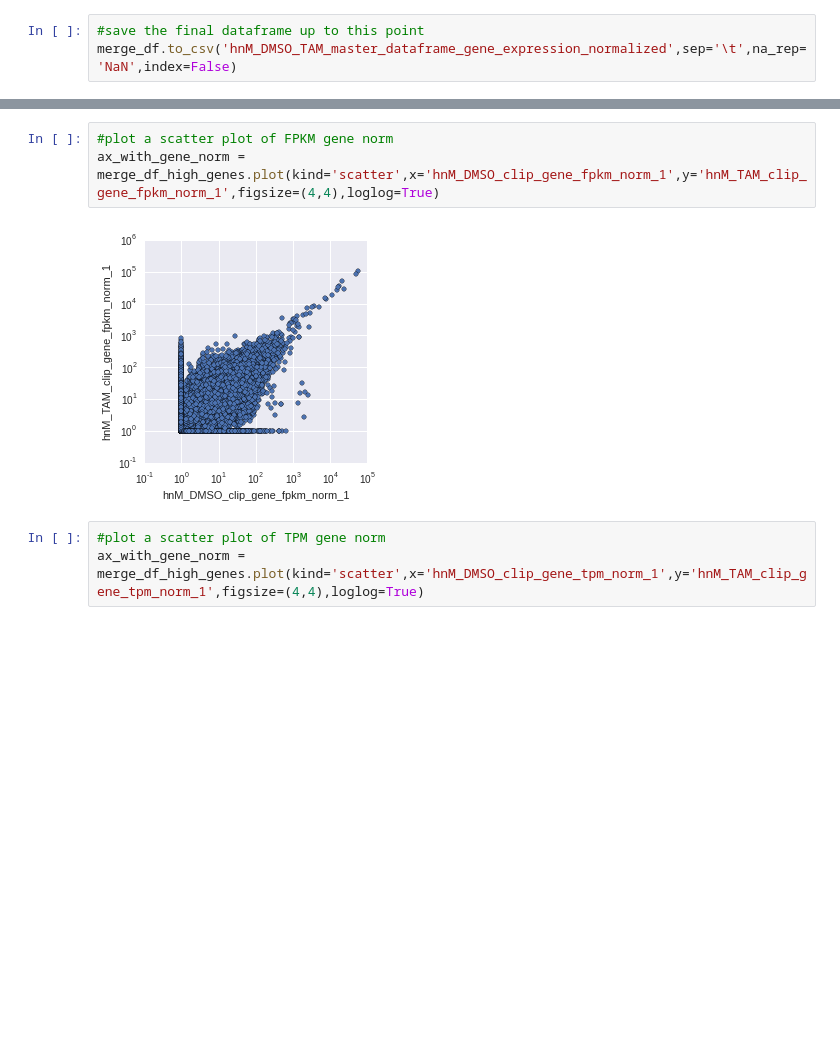
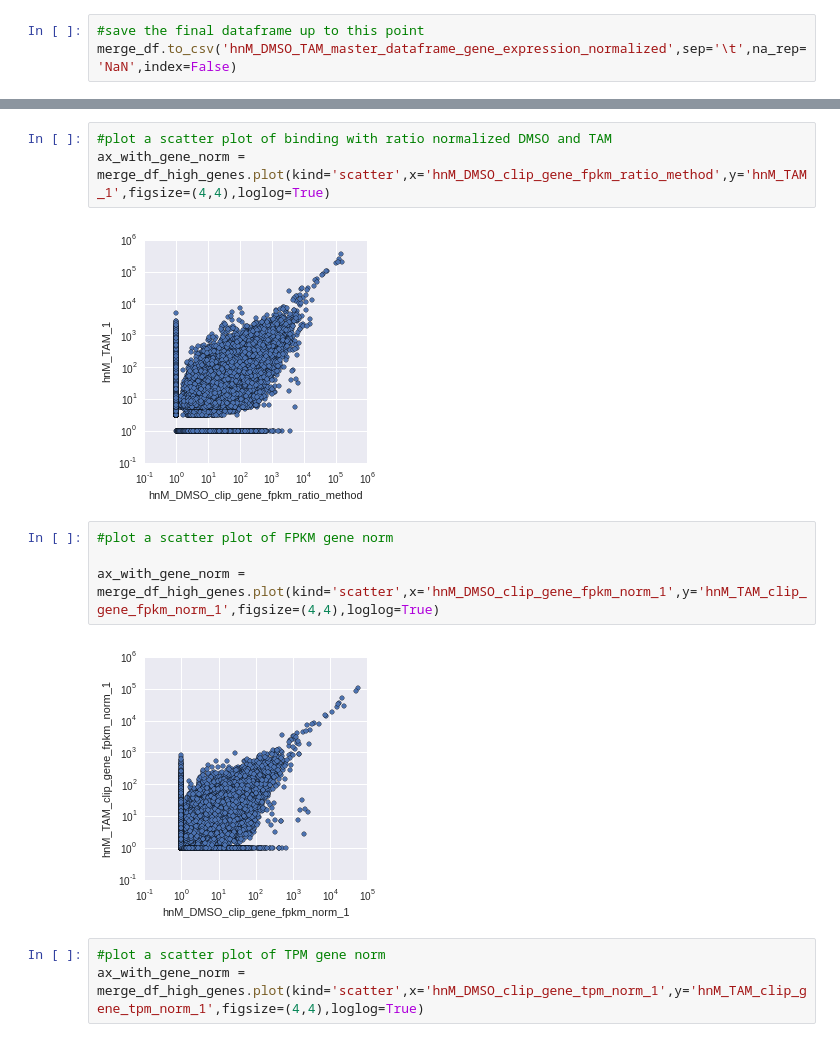
Before and after one commit to seharvey2012/programmatic_analysis, a Jupyter notebook: getting_clipper_to_work/clipper_runs_working_with_clipper_clusters/process_raw_clipper_output_to_merged_normalized_comparison.ipynb, the cells around one changed output, grey strips where cells are left out. Saved outputs shown, nothing was run; the diff lists cells and outputs as text; blank space fills up the shorter version.

```diff
--- a/getting_clipper_to_work/clipper_runs_working_with_clipper_clusters/process_raw_clipper_output_to_merged_normalized_comparison.ipynb
+++ b/getting_clipper_to_work/clipper_runs_working_with_clipper_clusters/process_raw_clipper_output_to_merged_normalized_comparison.ipynb
@@ -480,5 +460,11 @@ merge_df.head()
+# %%
+#plot a scatter plot of binding with ratio normalized DMSO and TAM
+ax_with_gene_norm = merge_df_high_genes.plot(kind='scatter',x='hnM_DMSO_clip_gene_fpkm_ratio_method',y='hnM_TAM_1',figsize=(4,4),loglog=True)
+# %% [output]
+[figure, added]
 # %%
 #plot a scatter plot of FPKM gene norm
+
 ax_with_gene_norm = merge_df_high_genes.plot(kind='scatter',x='hnM_DMSO_clip_gene_fpkm_norm_1',y='hnM_TAM_clip_gene_fpkm_norm_1',figsize=(4,4),loglog=True)
 # %% [output]
 [figure]
```
Also changed, not shown: parts of 18 cells of this notebook, 4 other files.
